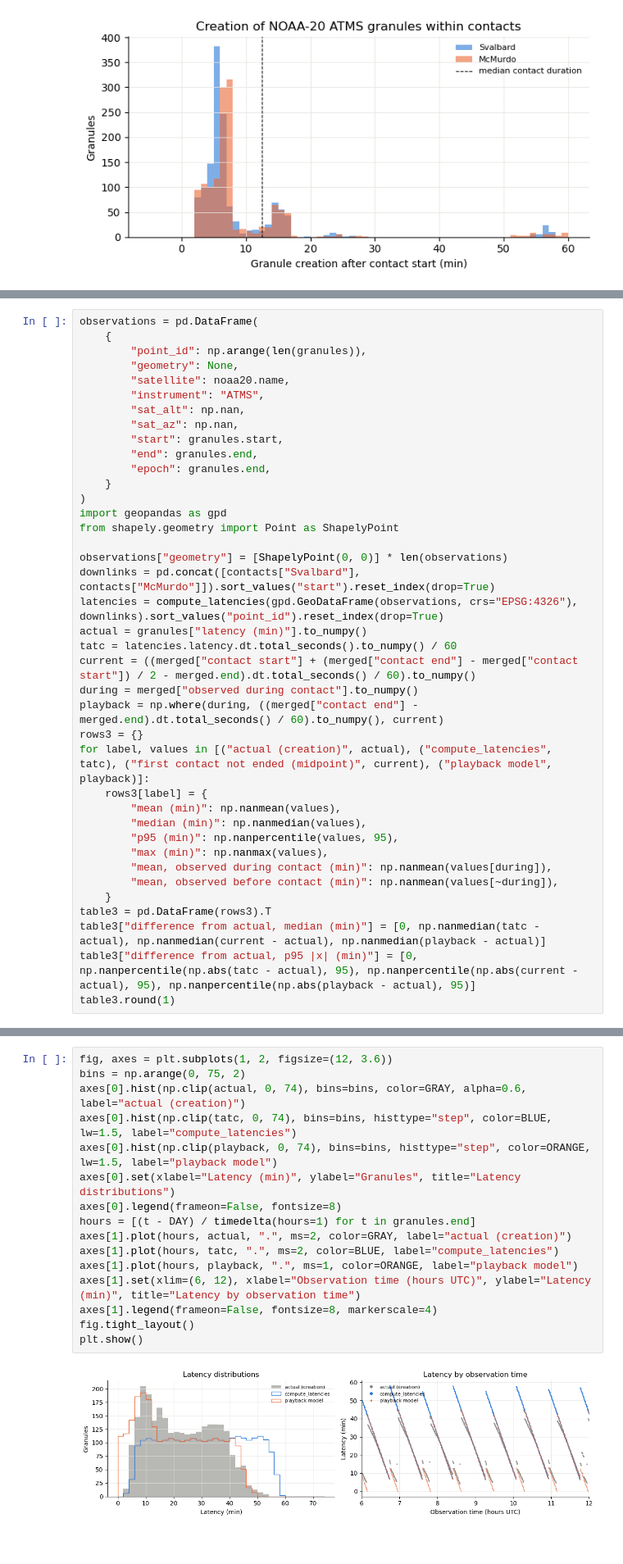
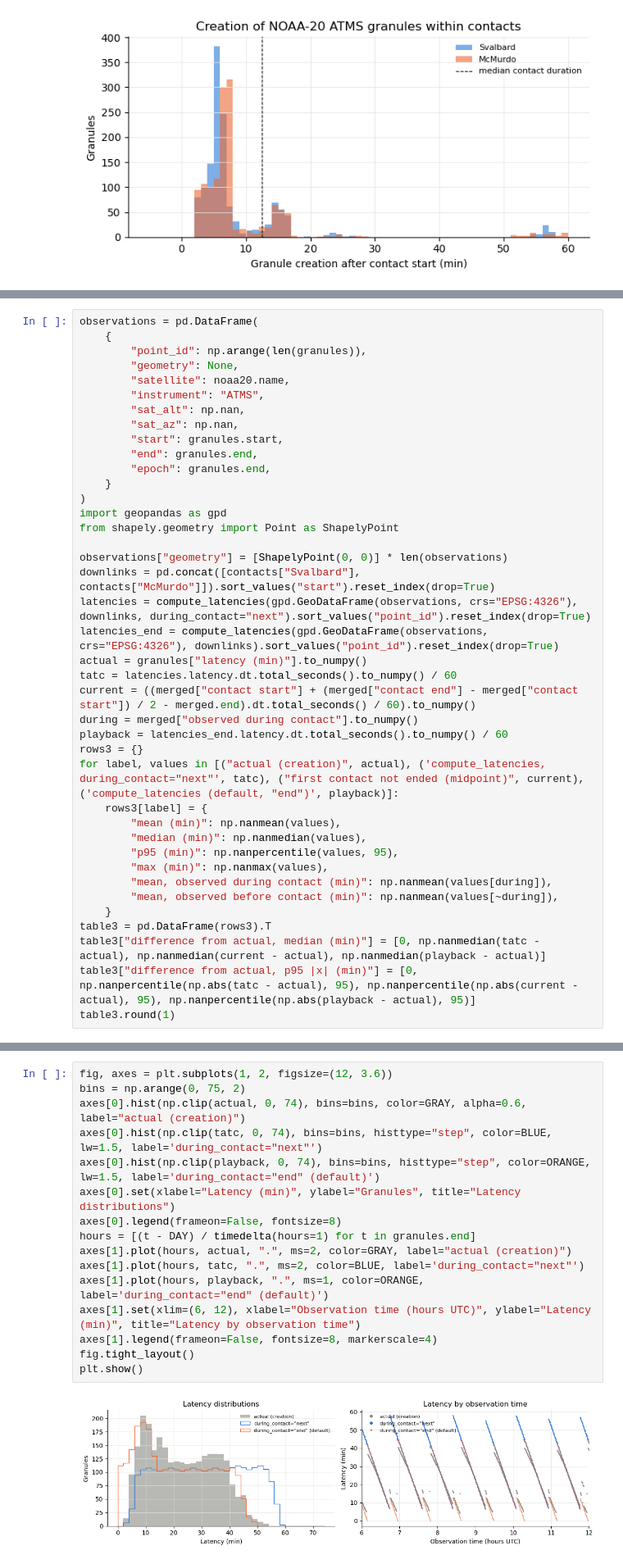
Before and after one commit to code-lab-org/tatc, a Jupyter notebook: docs/validation/ValidateLatencyNOAA20.ipynb, the cells around one changed output, grey strips where cells are left out. Shown at 82% size. Cells and saved outputs as stored; diff of their text form.

Commit message:
add options for how to handle latency for observations during contacts

```diff
--- a/docs/validation/ValidateLatencyNOAA20.ipynb
+++ b/docs/validation/ValidateLatencyNOAA20.ipynb
@@ -238,14 +238,15 @@ from shapely.geometry import Point as ShapelyPoint
 
 observations["geometry"] = [ShapelyPoint(0, 0)] * len(observations)
 downlinks = pd.concat([contacts["Svalbard"], contacts["McMurdo"]]).sort_values("start").reset_index(drop=True)
-latencies = compute_latencies(gpd.GeoDataFrame(observations, crs="EPSG:4326"), downlinks).sort_values("point_id").reset_index(drop=True)
+latencies = compute_latencies(gpd.GeoDataFrame(observations, crs="EPSG:4326"), downlinks, during_contact="next").sort_values("point_id").reset_index(drop=True)
+latencies_end = compute_latencies(gpd.GeoDataFrame(observations, crs="EPSG:4326"), downlinks).sort_values("point_id").reset_index(drop=True)
 actual = granules["latency (min)"].to_numpy()
 tatc = latencies.latency.dt.total_seconds().to_numpy() / 60
 current = ((merged["contact start"] + (merged["contact end"] - merged["contact start"]) / 2 - merged.end).dt.total_seconds() / 60).to_numpy()
 during = merged["observed during contact"].to_numpy()
-playback = np.where(during, ((merged["contact end"] - merged.end).dt.total_seconds() / 60).to_numpy(), current)
+playback = latencies_end.latency.dt.total_seconds().to_numpy() / 60
 rows3 = {}
-for label, values in [("actual (creation)", actual), ("compute_latencies", tatc), ("first contact not ended (midpoint)", current), ("playback model", playback)]:
+for label, values in [("actual (creation)", actual), ('compute_latencies, during_contact="next"', tatc), ("first contact not ended (midpoint)", current), ('compute_latencies (default, "end")', playback)]:
     rows3[label] = {
         "mean (min)": np.nanmean(values),
         "median (min)": np.nanmedian(values),
@@ -267,19 +268,19 @@ table3.round(1)
 # %%
 fig, axes = plt.subplots(1, 2, figsize=(12, 3.6))
 bins = np.arange(0, 75, 2)
 axes[0].hist(np.clip(actual, 0, 74), bins=bins, color=GRAY, alpha=0.6, label="actual (creation)")
-axes[0].hist(np.clip(tatc, 0, 74), bins=bins, histtype="step", color=BLUE, lw=1.5, label="compute_latencies")
-axes[0].hist(np.clip(playback, 0, 74), bins=bins, histtype="step", color=ORANGE, lw=1.5, label="playback model")
+axes[0].hist(np.clip(tatc, 0, 74), bins=bins, histtype="step", color=BLUE, lw=1.5, label='during_contact="next"')
+axes[0].hist(np.clip(playback, 0, 74), bins=bins, histtype="step", color=ORANGE, lw=1.5, label='during_contact="end" (default)')
 axes[0].set(xlabel="Latency (min)", ylabel="Granules", title="Latency distributions")
 axes[0].legend(frameon=False, fontsize=8)
 hours = [(t - DAY) / timedelta(hours=1) for t in granules.end]
 axes[1].plot(hours, actual, ".", ms=2, color=GRAY, label="actual (creation)")
-axes[1].plot(hours, tatc, ".", ms=2, color=BLUE, label="compute_latencies")
-axes[1].plot(hours, playback, ".", ms=1, color=ORANGE, label="playback model")
+axes[1].plot(hours, tatc, ".", ms=2, color=BLUE, label='during_contact="next"')
+axes[1].plot(hours, playback, ".", ms=1, color=ORANGE, label='during_contact="end" (default)')
 axes[1].set(xlim=(6, 12), xlabel="Observation time (hours UTC)", ylabel="Latency (min)", title="Latency by observation time")
 axes[1].legend(frameon=False, fontsize=8, markerscale=4)
 fig.tight_layout()
 plt.show()
 # %% [output]
-[figure, old version]
+[figure, new version]
 # %% [markdown]
```
Also changed, not shown: parts of 3 cells of this notebook, 3 other files.
